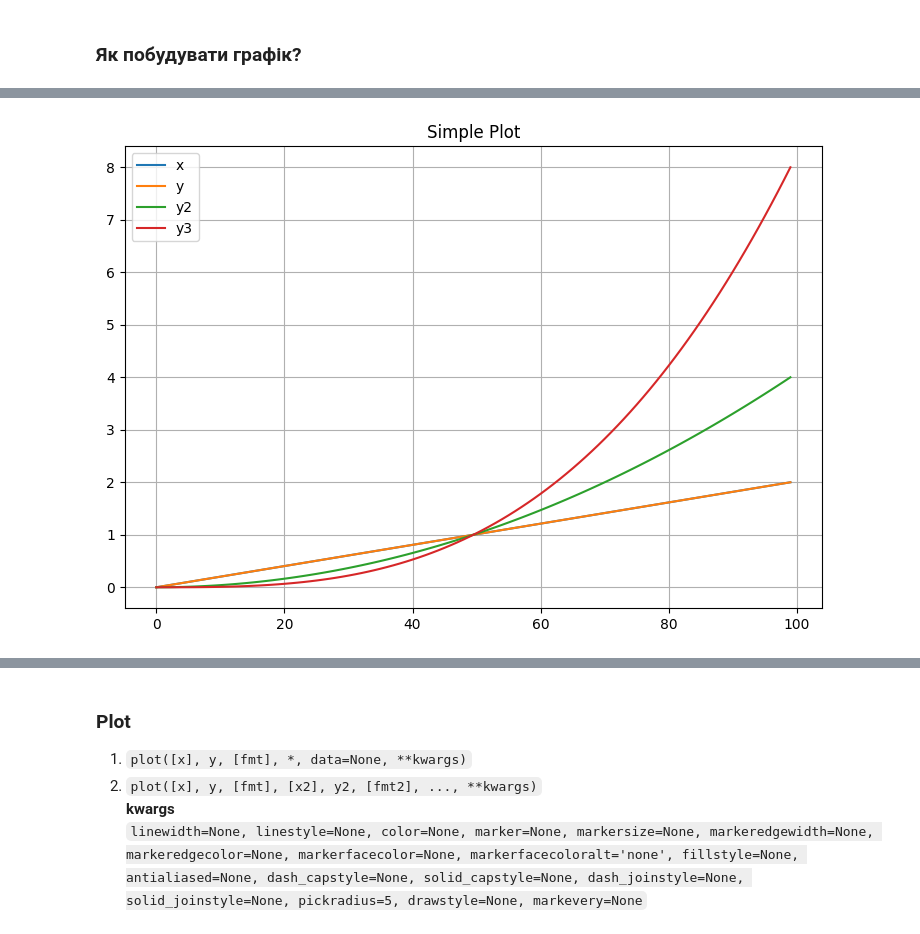
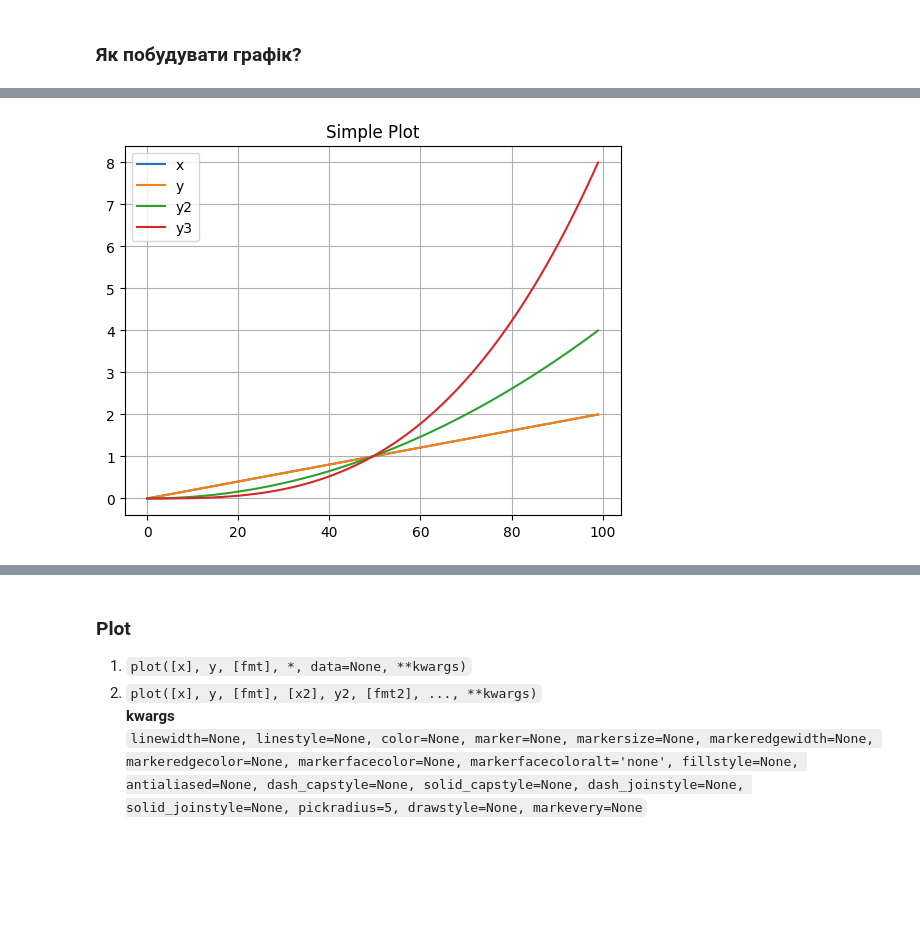
Before and after one commit to GenomicsUA/workshops, a Jupyter notebook: Python_R_Visualization/Python/Matplotlib.ipynb, the cells around one changed output, grey strips where cells are left out. Cells and saved outputs as stored; diff of their text form; code cells hidden in the pictures; blank space fills up the shorter version.

```diff
--- a/Python_R_Visualization/Python/Matplotlib.ipynb
+++ b/Python_R_Visualization/Python/Matplotlib.ipynb
@@ -191,3 +212,6 @@ for cmap in plt.colormaps():
+# %%
+# figure size in inches
+plt.rcParams['figure.figsize'] = (6.4, 4.8)
 # %% [markdown]
 ### Як побудувати графік?
 # %%
@@ -229,19 +257,19 @@ plt.show()
 # %%
 # Pandas-style
 ax = df.plot(kind='line',
-             figsize=(9,6),
+             figsize=[6.4, 4.8],
              title="Simple Plot",
              #xlim=[0, 2.1],
              #ylim=(0, 8.5),
              legend=True,
              grid=True,
              #x='x',
              #subplots=True
             )
 #ax.figure.savefig('image.png', dpi=300)
 plt.show()
 # %% [output]
-[figure, old version]
+[figure, new version]
 # %% [markdown]
 ### Типи графіків
 * **plot()** - базовий, **швидкий** line/scatter
```
Also changed, not shown: parts of 41 cells of this notebook, 1 other file.
